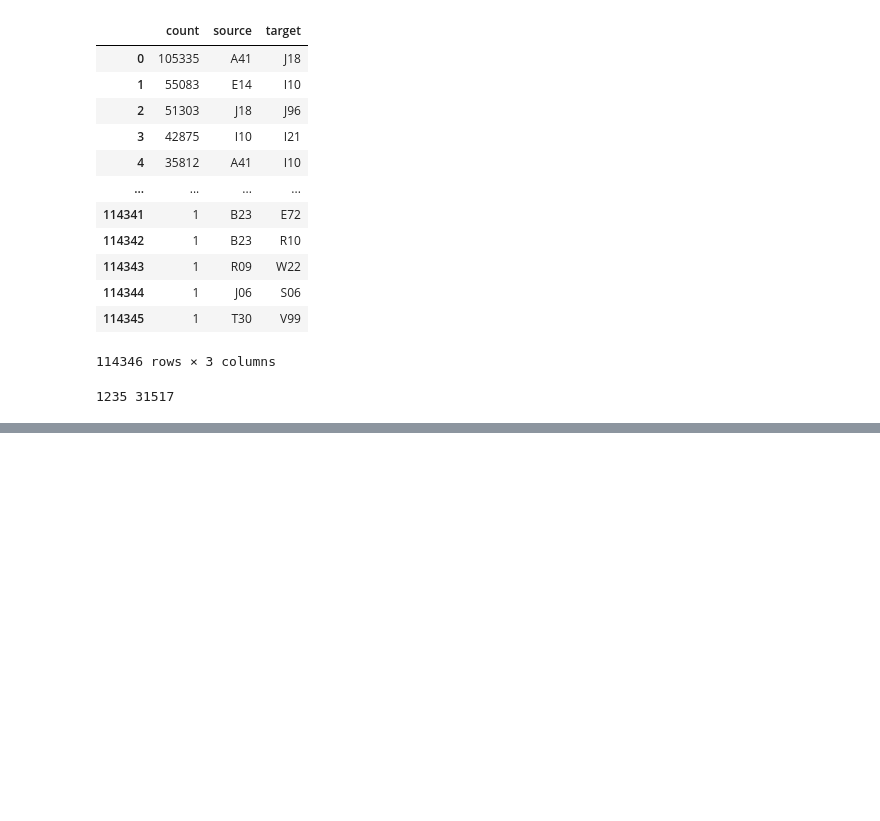
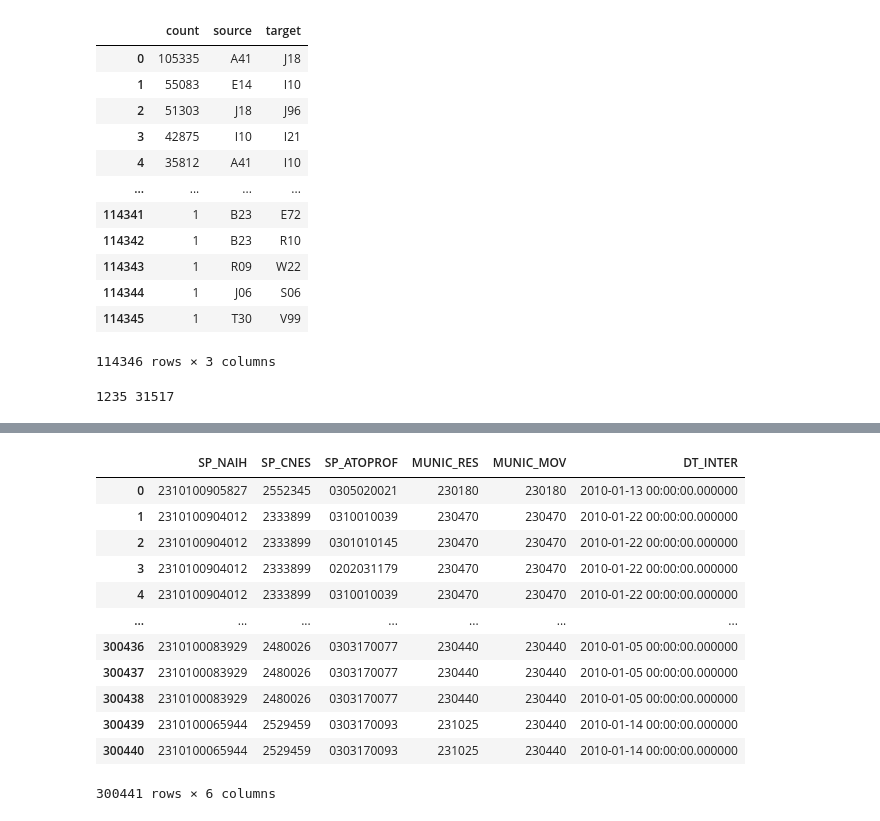
Before and after one commit to humbertocarmona/pyopensus, a Jupyter notebook: notebooks/preliminar.ipynb, the cells around one changed output, grey strips where cells are left out. Cells and saved outputs as stored; diff of their text form; code cells hidden in the pictures; blank space fills up the shorter version.

```diff
--- a/notebooks/preliminar.ipynb
+++ b/notebooks/preliminar.ipynb
@@ -217,0 +189,3 @@ print(graph.number_of_nodes(), graph.number_of_edges())
+# %%
+basefolder = Path.home().joinpath("Documents", "data", "opendatasus")
+dbname = "SIH_CNES_WAREHOUSE.db"
@@ -217,0 +307,16 @@ print(graph.number_of_nodes(), graph.number_of_edges())
+# %%
+df
+# %% [output]
+|  | SP_NAIH | SP_CNES | SP_ATOPROF | MUNIC_RES | MUNIC_MOV | DT_INTER |
+| 0 | 2310100905827 | 2552345 | 0305020021 | 230180 | 230180 | 2010-01-13 00:00:00.000000 |
+| 1 | 2310100904012 | 2333899 | 0310010039 | 230470 | 230470 | 2010-01-22 00:00:00.000000 |
+| 2 | 2310100904012 | 2333899 | 0301010145 | 230470 | 230470 | 2010-01-22 00:00:00.000000 |
+| 3 | 2310100904012 | 2333899 | 0202031179 | 230470 | 230470 | 2010-01-22 00:00:00.000000 |
+| 4 | 2310100904012 | 2333899 | 0310010039 | 230470 | 230470 | 2010-01-22 00:00:00.000000 |
+| ... | ... | ... | ... | ... | ... | ... |
+| 300436 | 2310100083929 | 2480026 | 0303170077 | 230440 | 230440 | 2010-01-05 00:00:00.000000 |
+| 300437 | 2310100083929 | 2480026 | 0303170077 | 230440 | 230440 | 2010-01-05 00:00:00.000000 |
+| 300438 | 2310100083929 | 2480026 | 0303170077 | 230440 | 230440 | 2010-01-05 00:00:00.000000 |
+| 300439 | 2310100065944 | 2529459 | 0303170093 | 231025 | 230440 | 2010-01-14 00:00:00.000000 |
+| 300440 | 2310100065944 | 2529459 | 0303170093 | 231025 | 230440 | 2010-01-14 00:00:00.000000 |
+300441 rows × 6 columns
```
Also changed, not shown: parts of 19 cells of this notebook, 4 other files.
